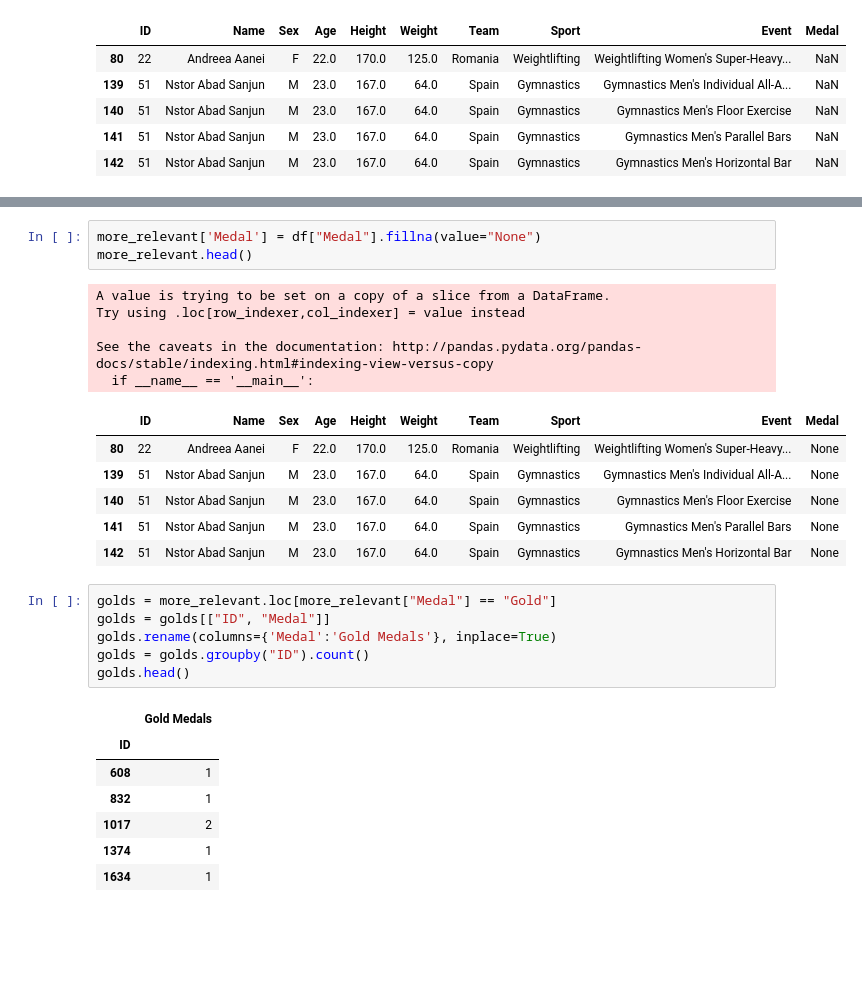
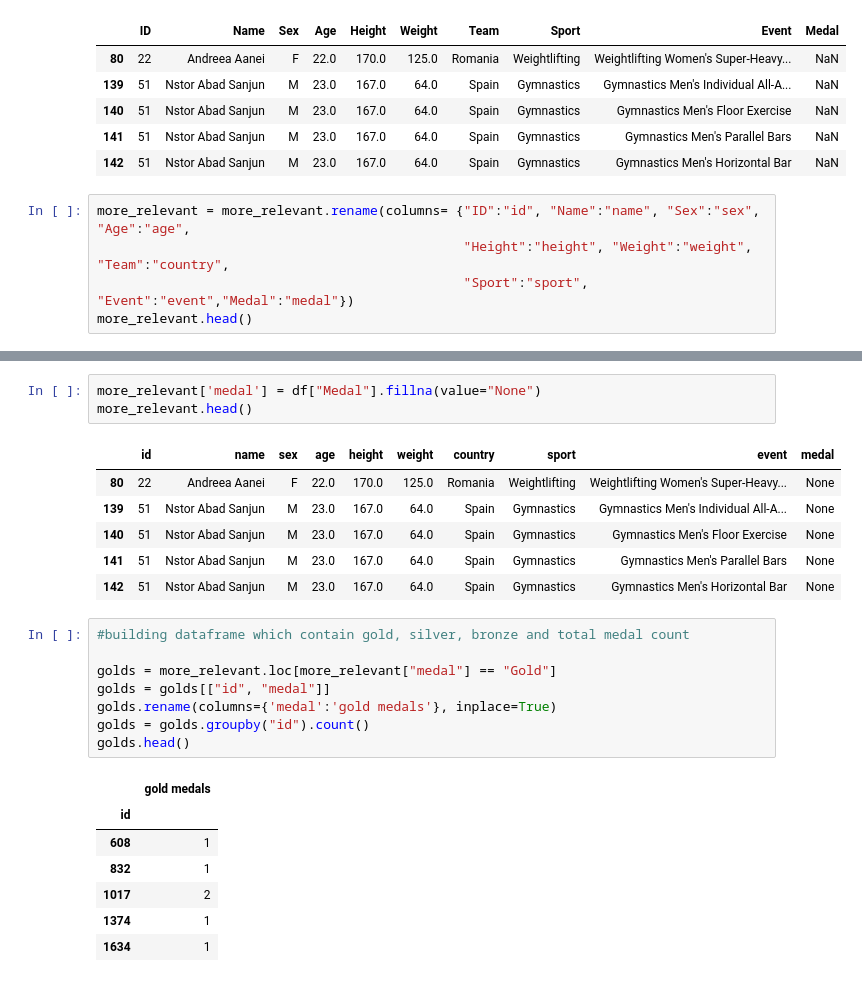
Before and after one commit to TB-and-J/2016-Olympics-Results, a Jupyter notebook: 120_years_to_1.ipynb, the cells around one changed output, grey strips where cells are left out. Drawn from its saved outputs; the diff is of its cells as text; blank space fills up the shorter version.

```diff
--- a/120_years_to_1.ipynb
+++ b/120_years_to_1.ipynb
@@ -30,3 +35,8 @@ more_relevant.head()
 | 140 | 51 | Nstor Abad Sanjun | M | 23.0 | 167.0 | 64.0 | Spain | Gymnastics | Gymnastics Men's Floor Exercise | NaN |
 | 141 | 51 | Nstor Abad Sanjun | M | 23.0 | 167.0 | 64.0 | Spain | Gymnastics | Gymnastics Men's Parallel Bars | NaN |
 | 142 | 51 | Nstor Abad Sanjun | M | 23.0 | 167.0 | 64.0 | Spain | Gymnastics | Gymnastics Men's Horizontal Bar | NaN |
+# %%
+more_relevant = more_relevant.rename(columns= {"ID":"id", "Name":"name", "Sex":"sex", "Age":"age",
+                                               "Height":"height", "Weight":"weight", "Team":"country",
+                                               "Sport":"sport", "Event":"event","Medal":"medal"})
+more_relevant.head()
@@ -39,29 +56,26 @@ more_relevant.groupby("Medal").count()
 | Gold | 665 | 665 | 665 | 665 | 664 | 662 | 665 | 665 | 665 |
 | Silver | 655 | 655 | 655 | 655 | 654 | 652 | 655 | 655 | 655 |
 # %%
-more_relevant['Medal'] = df["Medal"].fillna(value="None")
+more_relevant['medal'] = df["Medal"].fillna(value="None")
 more_relevant.head()
 # %% [output]
-A value is trying to be set on a copy of a slice from a DataFrame.
-Try using .loc[row_indexer,col_indexer] = value instead
-
-See the caveats in the documentation: http://pandas.pydata.org/pandas-docs/stable/indexing.html#indexing-view-versus-copy
-  if __name__ == '__main__':
-|  | ID | Name | Sex | Age | Height | Weight | Team | Sport | Event | Medal |
+|  | id | name | sex | age | height | weight | country | sport | event | medal |
 | 80 | 22 | Andreea Aanei | F | 22.0 | 170.0 | 125.0 | Romania | Weightlifting | Weightlifting Women's Super-Heavy... | None |
 | 139 | 51 | Nstor Abad Sanjun | M | 23.0 | 167.0 | 64.0 | Spain | Gymnastics | Gymnastics Men's Individual All-A... | None |
 | 140 | 51 | Nstor Abad Sanjun | M | 23.0 | 167.0 | 64.0 | Spain | Gymnastics | Gymnastics Men's Floor Exercise | None |
 | 141 | 51 | Nstor Abad Sanjun | M | 23.0 | 167.0 | 64.0 | Spain | Gymnastics | Gymnastics Men's Parallel Bars | None |
 | 142 | 51 | Nstor Abad Sanjun | M | 23.0 | 167.0 | 64.0 | Spain | Gymnastics | Gymnastics Men's Horizontal Bar | None |
 # %%
-golds = more_relevant.loc[more_relevant["Medal"] == "Gold"]
-golds = golds[["ID", "Medal"]]
-golds.rename(columns={'Medal':'Gold Medals'}, inplace=True)
-golds = golds.groupby("ID").count()
+#building dataframe which contain gold, silver, bronze and total medal count
+
+golds = more_relevant.loc[more_relevant["medal"] == "Gold"]
+golds = golds[["id", "medal"]]
+golds.rename(columns={'medal':'gold medals'}, inplace=True)
+golds = golds.groupby("id").count()
 golds.head()
 # %% [output]
-|  | Gold Medals |
-| ID |  |
+|  | gold medals |
+| id |  |
 | 608 | 1 |
 | 832 | 1 |
 | 1017 | 2 |
```
Also changed, not shown: parts of 53 cells of this notebook, 6 other files.
